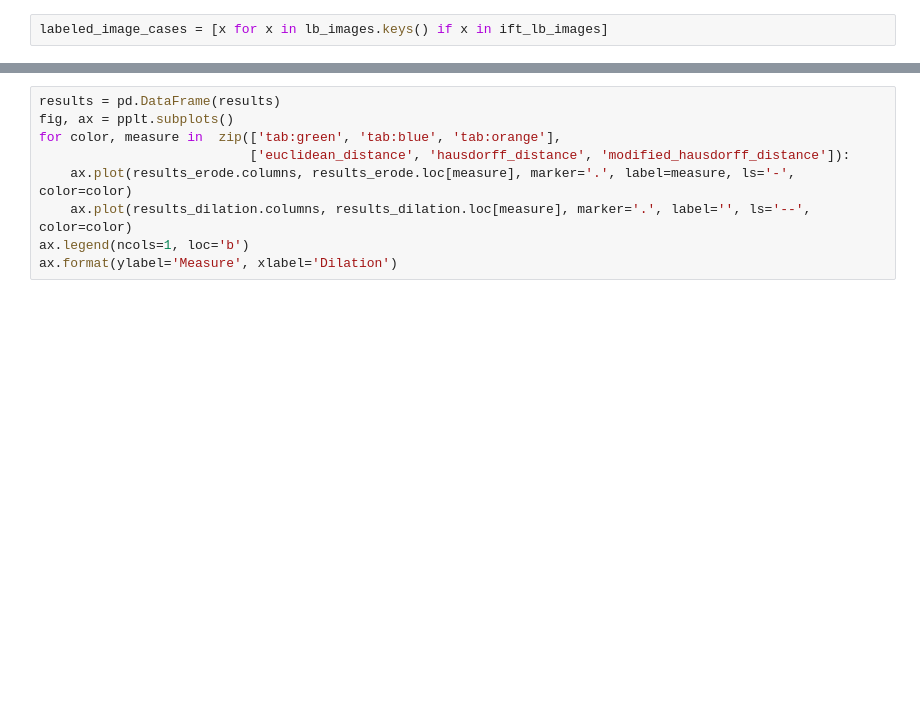
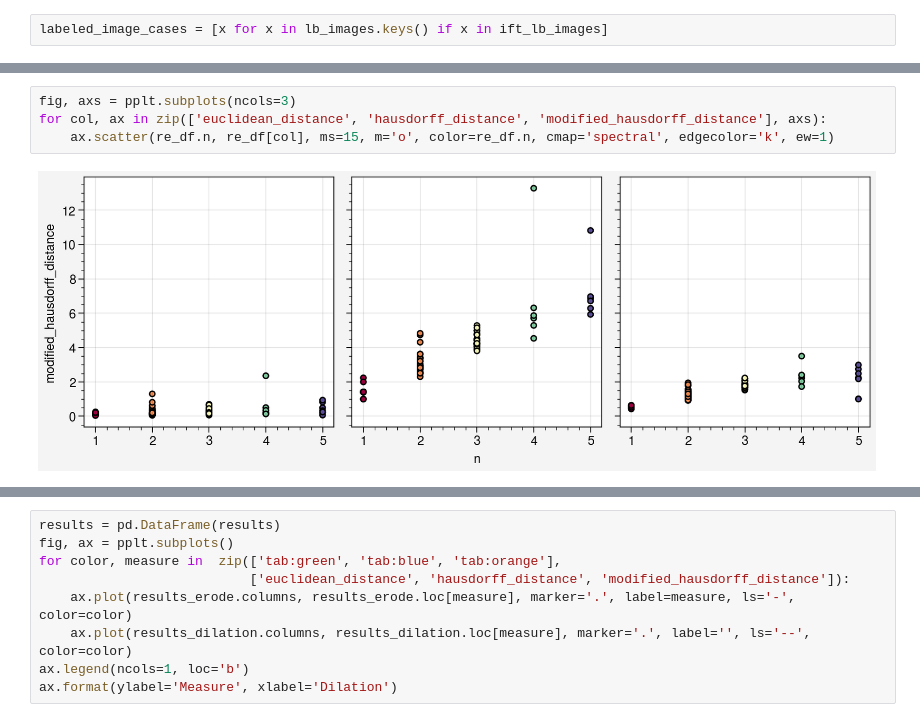
Before and after one commit to danielmwatkins/eval_seg, a Jupyter notebook: notebooks/segmentation_evaluation.ipynb, the cells around one changed output, grey strips where cells are left out. Cells and saved outputs as stored; diff of their text form; blank space fills up the shorter version.

```diff
--- a/notebooks/segmentation_evaluation.ipynb
+++ b/notebooks/segmentation_evaluation.ipynb
@@ -325,0 +323,6 @@ dtype: float64
+# %%
+fig, axs = pplt.subplots(ncols=3)
+for col, ax in zip(['euclidean_distance', 'hausdorff_distance', 'modified_hausdorff_distance'], axs):
+    ax.scatter(re_df.n, re_df[col], ms=15, m='o', color=re_df.n, cmap='spectral', edgecolor='k', ew=1)
+# %% [output]
+[figure, added]
```
Also changed, not shown: parts of 28 cells of this notebook, 2 other files.
